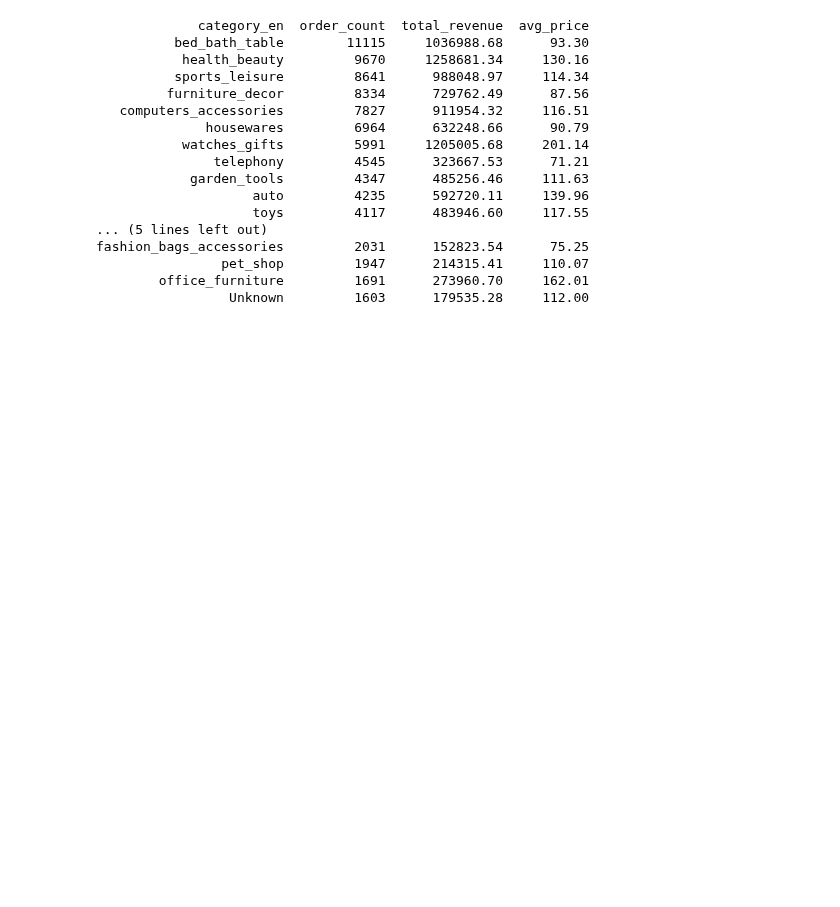
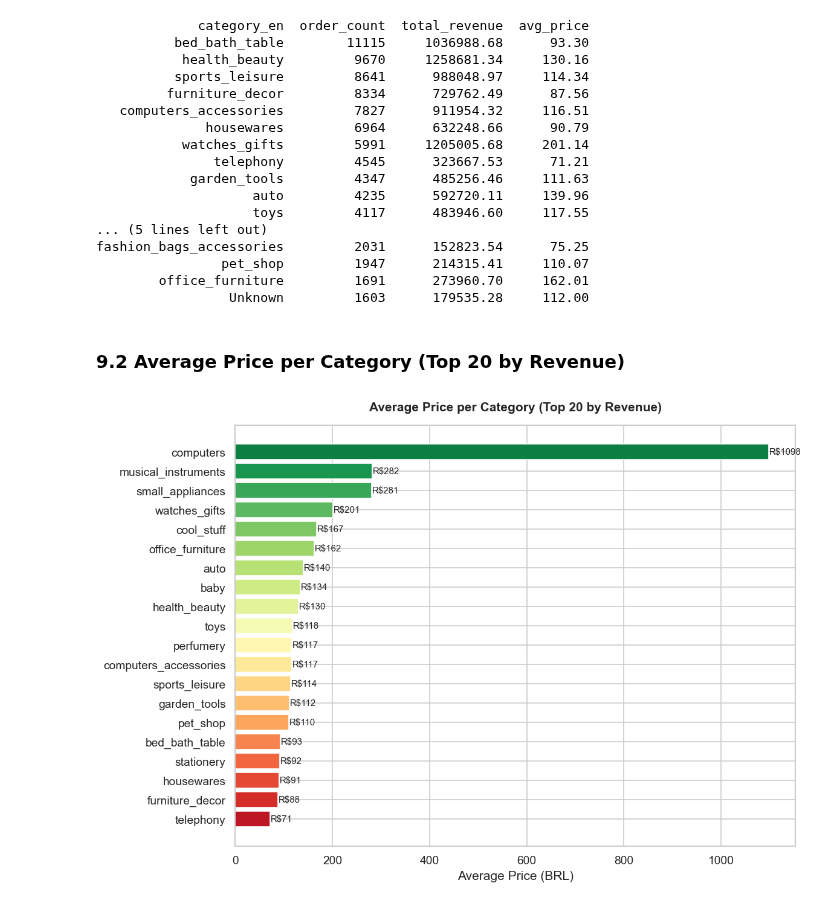
Before and after one commit to Malinda1/ecommerce-recommendation-spark, a Jupyter notebook: notebooks/01_data_loading_cleaning.ipynb, the cells around one changed output. Saved outputs shown, nothing was run; the diff lists cells and outputs as text; code cells hidden in the pictures; blank space fills up the shorter version.

Commit message:
Create plot for show average price per category

```diff
--- a/notebooks/01_data_loading_cleaning.ipynb
+++ b/notebooks/01_data_loading_cleaning.ipynb
@@ -659,3 +659,36 @@ fashion_bags_accessories         2031      152823.54      75.25
                 pet_shop         1947      214315.41     110.07
         office_furniture         1691      273960.70     162.01
                  Unknown         1603      179535.28     112.00
+# %% [markdown]
+### 9.2 Average Price per Category (Top 20 by Revenue)
+# %%
+cat_price_pd = (
+    df_items_raw
+    .join(df_products_raw.select('product_id','product_category_name'), on='product_id', how='left')
+    .join(df_translation_raw, on='product_category_name', how='left')
+    .withColumn('category_en',
+        F.coalesce(F.col('product_category_name_english'), F.col('product_category_name'))
+    )
+    .groupBy('category_en')
+    .agg(
+        F.round(F.avg('price'), 2).alias('avg_price'),
+        F.round(F.sum('price'), 2).alias('total_revenue')
+    )
+    .orderBy(F.desc('total_revenue'))
+    .limit(20)
+    .toPandas()
+    .sort_values('avg_price')
+)
+
+fig, ax = plt.subplots(figsize=(10, 7), dpi=FIG_DPI)
+bars = ax.barh(cat_price_pd['category_en'], cat_price_pd['avg_price'],
+               color=sns.color_palette('RdYlGn', len(cat_price_pd)), edgecolor='white')
+for bar, val in zip(bars, cat_price_pd['avg_price']):
+    ax.text(bar.get_width() + 1, bar.get_y() + bar.get_height()/2,
+            f'R${val:.0f}', va='center', fontsize=9)
+ax.set_title('Average Price per Category (Top 20 by Revenue)', pad=TITLE_PAD, fontweight='bold')
+ax.set_xlabel('Average Price (BRL)')
+plt.tight_layout()
+plt.show()
+# %% [output]
+[figure, added]
```
